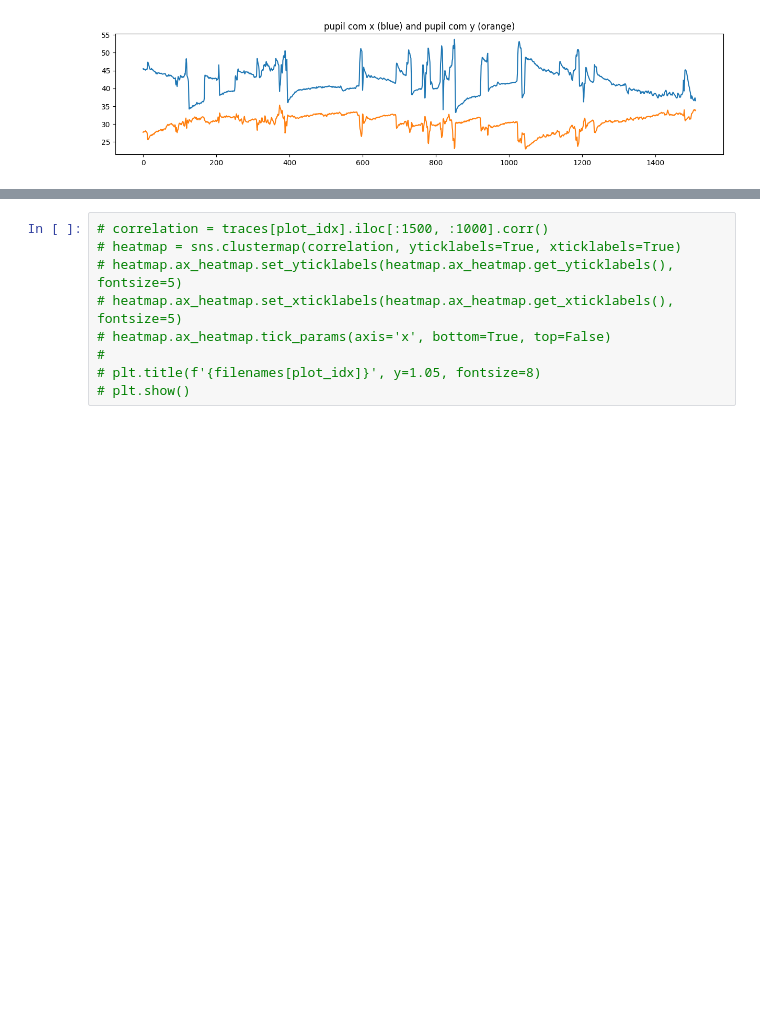
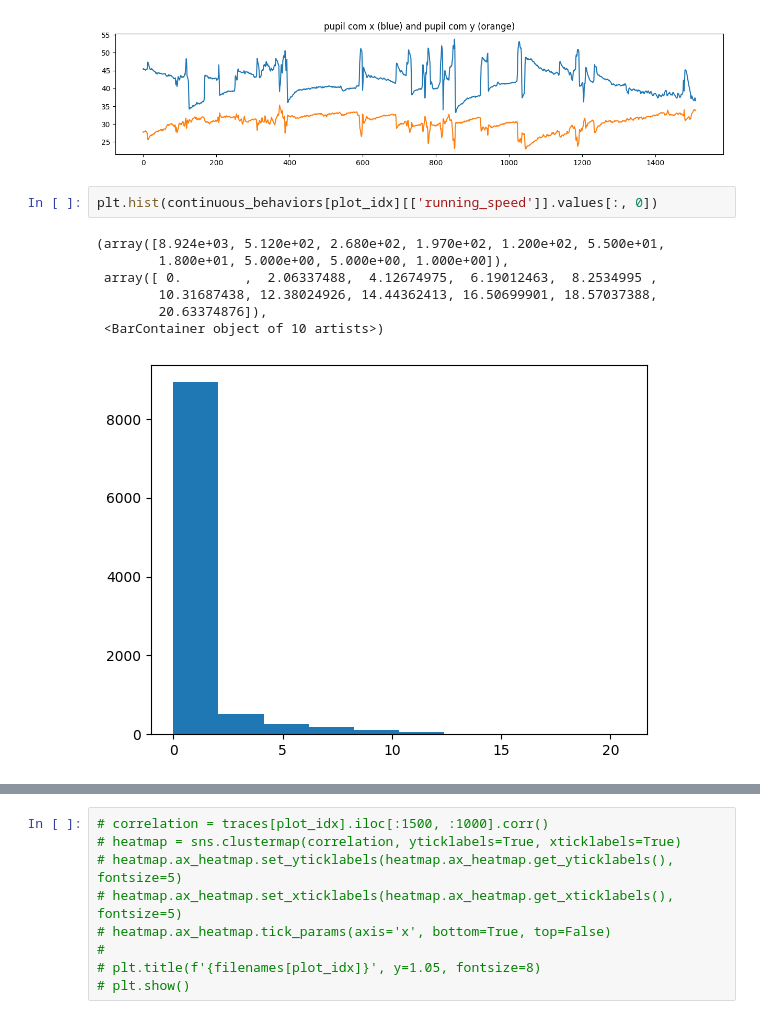
Before and after one commit to julian-zim/higama, a Jupyter notebook: organisms/mouse-2019-stringer/src/exploration/explore.ipynb, the cells around one changed output, grey strips where cells are left out. Cells and saved outputs as stored; diff of their text form; blank space fills up the shorter version.

```diff
--- a/organisms/mouse-2019-stringer/src/exploration/explore.ipynb
+++ b/organisms/mouse-2019-stringer/src/exploration/explore.ipynb
@@ -133,6 +93,16 @@ plt.title('pupil com x (blue) and pupil com y (orange)')
 # %% [output]
 Text(0.5, 1.0, 'pupil com x (blue) and pupil com y (orange)')
 [figure]
+# %%
+plt.hist(continuous_behaviors[plot_idx][['running_speed']].values[:, 0])
+# %% [output]
+(array([8.924e+03, 5.120e+02, 2.680e+02, 1.970e+02, 1.200e+02, 5.500e+01,
+        1.800e+01, 5.000e+00, 5.000e+00, 1.000e+00]),
+ array([ 0.        ,  2.06337488,  4.12674975,  6.19012463,  8.2534995 ,
+        10.31687438, 12.38024926, 14.44362413, 16.50699901, 18.57037388,
+        20.63374876]),
+ <BarContainer object of 10 artists>)
+[figure, added]
 # %%
 classes = continuous_behaviors[0][['running_speed']].values > np.quantile(continuous_behaviors[0][['running_speed']].values, 0.05)
 
```
Also changed, not shown: parts of 6 cells of this notebook, 33 other files.
